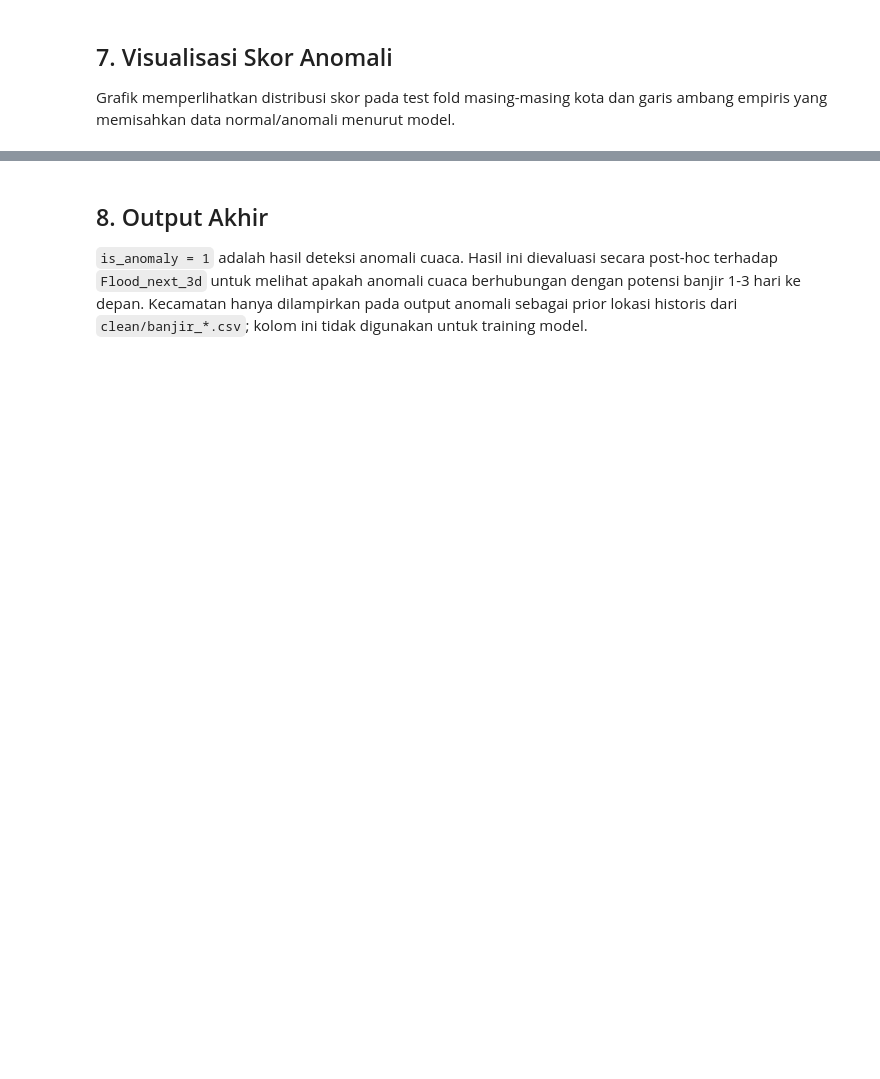
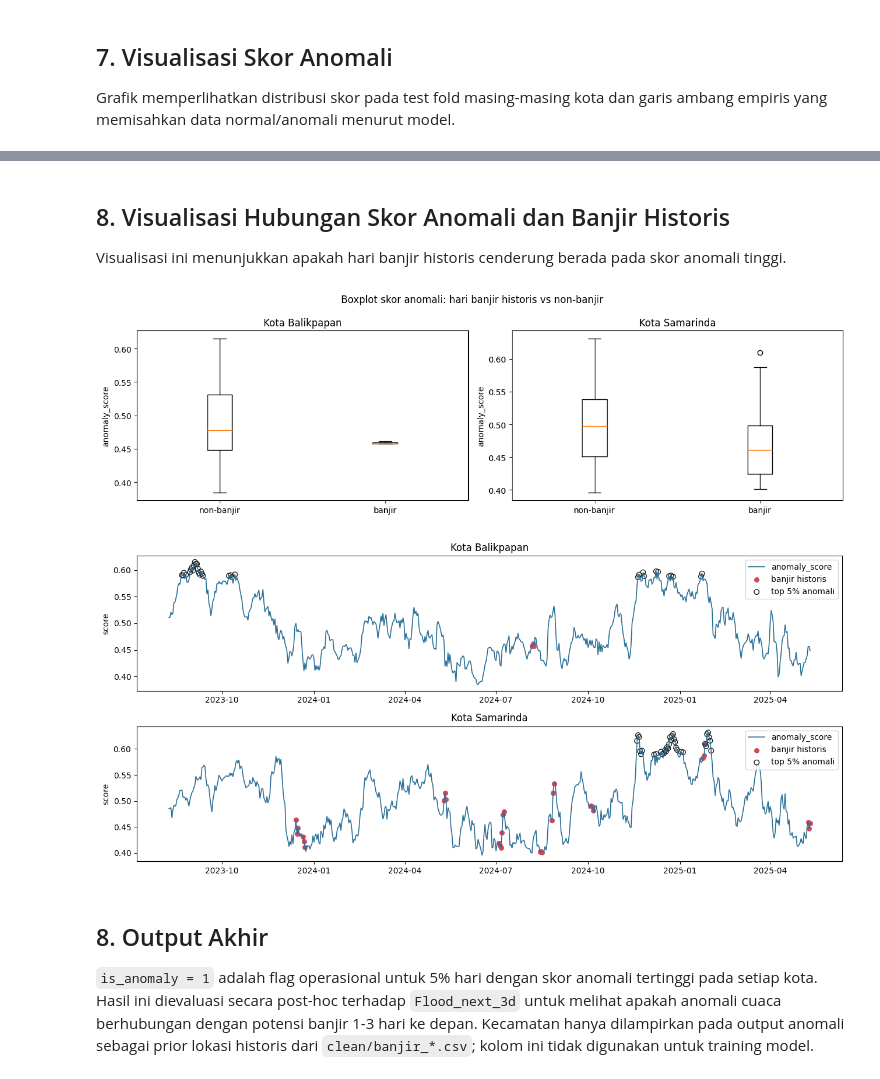
Before and after one commit to Noelsip/flood-bpn-smd, a Jupyter notebook: Flood_AutoML.ipynb, the cells around one changed output, grey strips where cells are left out. Saved outputs shown, nothing was run; the diff lists cells and outputs as text; code cells hidden in the pictures; blank space fills up the shorter version.

```diff
--- a/Flood_AutoML.ipynb
+++ b/Flood_AutoML.ipynb
@@ -199,6 +276,42 @@ plt.show()
+# %% [markdown]
+## 8. Visualisasi Hubungan Skor Anomali dan Banjir Historis
+Visualisasi ini menunjukkan apakah hari banjir historis cenderung berada pada skor anomali tinggi.
+# %%
+fig, axes = plt.subplots(1, len(city_results), figsize=(13, 4), squeeze=False)
+for ax, (city, result) in zip(axes.ravel(), city_results.items()):
+    test = result.test.copy()
+    groups = [
+        test.loc[test[TARGET] == 0, "anomaly_score"],
+        test.loc[test[TARGET] == 1, "anomaly_score"],
+    ]
+    ax.boxplot(groups, labels=["non-banjir", "banjir"])
+    ax.set_title(city)
+    ax.set_ylabel("anomaly_score")
+plt.suptitle("Boxplot skor anomali: hari banjir historis vs non-banjir")
+plt.tight_layout()
+plt.show()
+
+fig, axes = plt.subplots(len(city_results), 1, figsize=(13, 6), sharex=False)
+if len(city_results) == 1:
+    axes = [axes]
+for ax, (city, result) in zip(axes, city_results.items()):
+    test = result.test.sort_values("time")
+    ax.plot(test["time"], test["anomaly_score"], color="#2A6F97", linewidth=1.2, label="anomaly_score")
+    flood_days = test[test[TARGET] == 1]
+    ax.scatter(flood_days["time"], flood_days["anomaly_score"], color="#D1495B", s=30, label="banjir historis")
+    top_days = test[test["is_anomaly"] == 1]
+    ax.scatter(top_days["time"], top_days["anomaly_score"], facecolors="none", edgecolors="#222222", s=38, label="top 5% anomali")
+    ax.set_title(city)
+    ax.set_ylabel("score")
+    ax.legend(loc="upper right")
+plt.tight_layout()
+plt.show()
+# %% [output]
+[figure, added]
+[figure, added]
 # %% [markdown]
 ## 8. Output Akhir
-`is_anomaly = 1` adalah hasil deteksi anomali cuaca. Hasil ini dievaluasi secara post-hoc terhadap `Flood_next_3d` untuk melihat apakah anomali cuaca berhubungan dengan potensi banjir 1-3 hari ke depan. Kecamatan hanya dilampirkan pada output anomali sebagai prior lokasi historis dari `clean/banjir_*.csv`; kolom ini tidak digunakan untuk training model.
+`is_anomaly = 1` adalah flag operasional untuk 5% hari dengan skor anomali tertinggi pada setiap kota. Hasil ini dievaluasi secara post-hoc terhadap `Flood_next_3d` untuk melihat apakah anomali cuaca berhubungan dengan potensi banjir 1-3 hari ke depan. Kecamatan hanya dilampirkan pada output anomali sebagai prior lokasi historis dari `clean/banjir_*.csv`; kolom ini tidak digunakan untuk training model.
 # %%
 output_cols = [
     col for col in [
```
Also changed, not shown: parts of 11 cells of this notebook, 2 other files.
